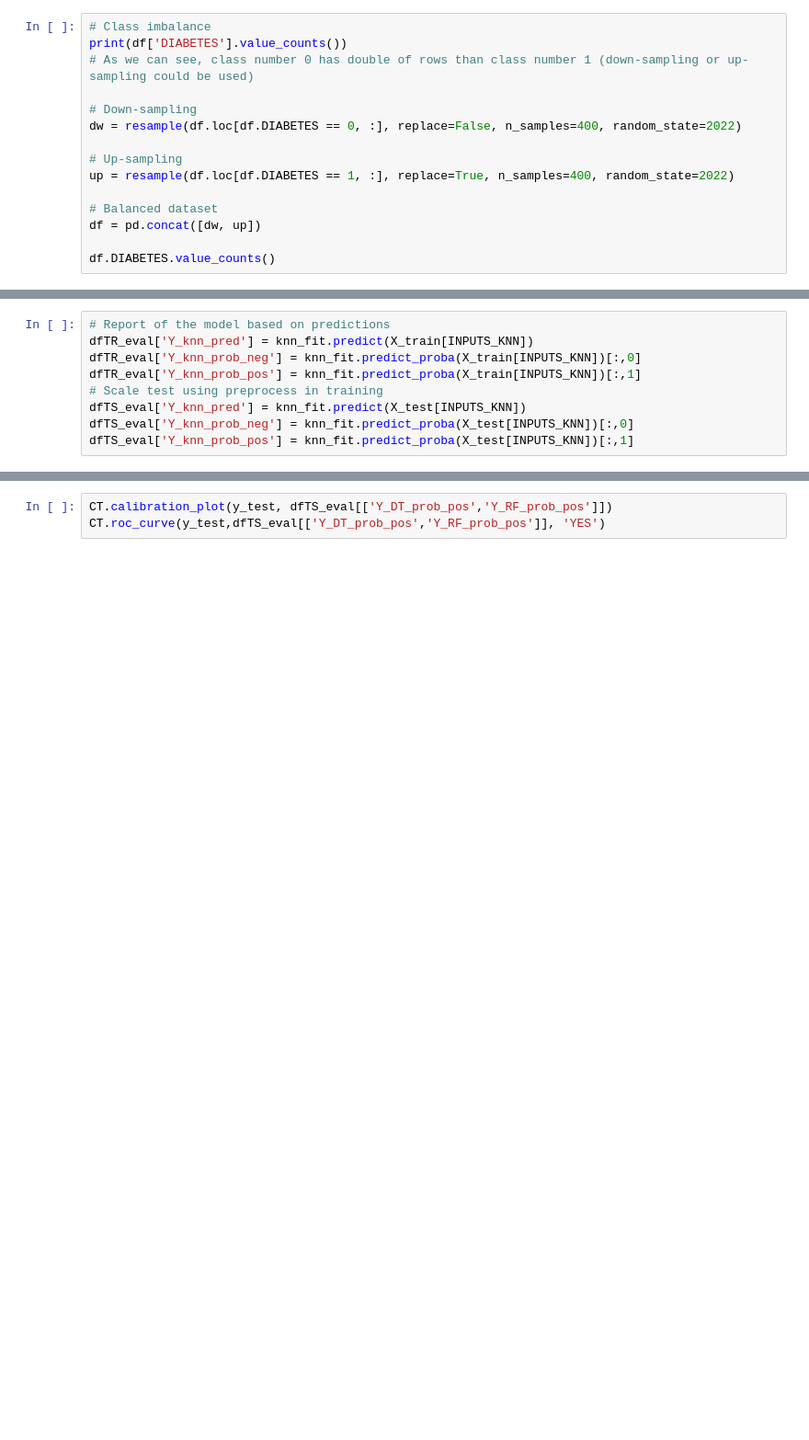
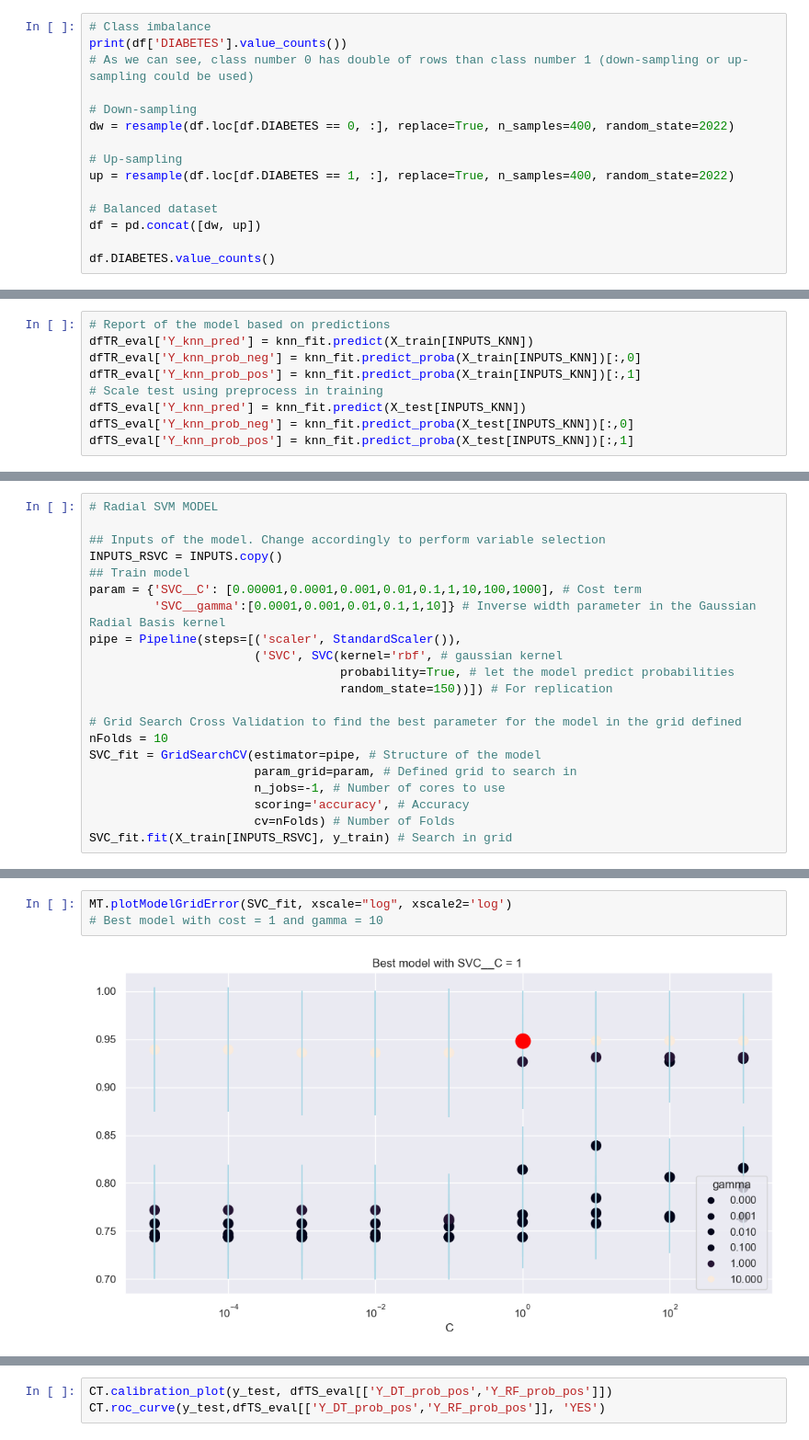
Before and after one commit to frs775/MLIAssingment1, a Jupyter notebook: script.ipynb, the cells around one changed output, grey strips where cells are left out. Shown: that part at 92% size. Saved outputs shown, nothing was run; the diff lists cells and outputs as text; blank space fills up the shorter version.

```diff
--- a/script.ipynb
+++ b/script.ipynb
@@ -144,7 +132,7 @@ print(df['DIABETES'].value_counts())
 # As we can see, class number 0 has double of rows than class number 1 (down-sampling or up-sampling could be used)
 
 # Down-sampling
-dw = resample(df.loc[df.DIABETES == 0, :], replace=False, n_samples=400, random_state=2022)
+dw = resample(df.loc[df.DIABETES == 0, :], replace=True, n_samples=400, random_state=2022)
 
 # Up-sampling
 up = resample(df.loc[df.DIABETES == 1, :], replace=True, n_samples=400, random_state=2022)
@@ -490,0 +349,21 @@ CT.plotClassPerformance(dfTR_eval['Y'], knn_fit.predict_proba(X_train[INPUTS_KNN
+# %%
+# Radial SVM MODEL
+
+## Inputs of the model. Change accordingly to perform variable selection
+INPUTS_RSVC = INPUTS.copy()
+## Train model
+param = {'SVC__C': [0.00001,0.0001,0.001,0.01,0.1,1,10,100,1000], # Cost term
+         'SVC__gamma':[0.0001,0.001,0.01,0.1,1,10]} # Inverse width parameter in the Gaussian Radial Basis kernel
+pipe = Pipeline(steps=[('scaler', StandardScaler()),
+                       ('SVC', SVC(kernel='rbf', # gaussian kernel
+                                   probability=True, # let the model predict probabilities
+                                   random_state=150))]) # For replication
+
+# Grid Search Cross Validation to find the best parameter for the model in the grid defined
+nFolds = 10
+SVC_fit = GridSearchCV(estimator=pipe, # Structure of the model
+                       param_grid=param, # Defined grid to search in
+                       n_jobs=-1, # Number of cores to use
+                       scoring='accuracy', # Accuracy
+                       cv=nFolds) # Number of Folds
+SVC_fit.fit(X_train[INPUTS_RSVC], y_train) # Search in grid
@@ -490,0 +388,5 @@ CT.plotClassPerformance(dfTR_eval['Y'], knn_fit.predict_proba(X_train[INPUTS_KNN
+# %%
+MT.plotModelGridError(SVC_fit, xscale="log", xscale2='log')
+# Best model with cost = 1 and gamma = 10
+# %% [output]
+[figure, added]
```
Also changed, not shown: parts of 38 cells of this notebook.
